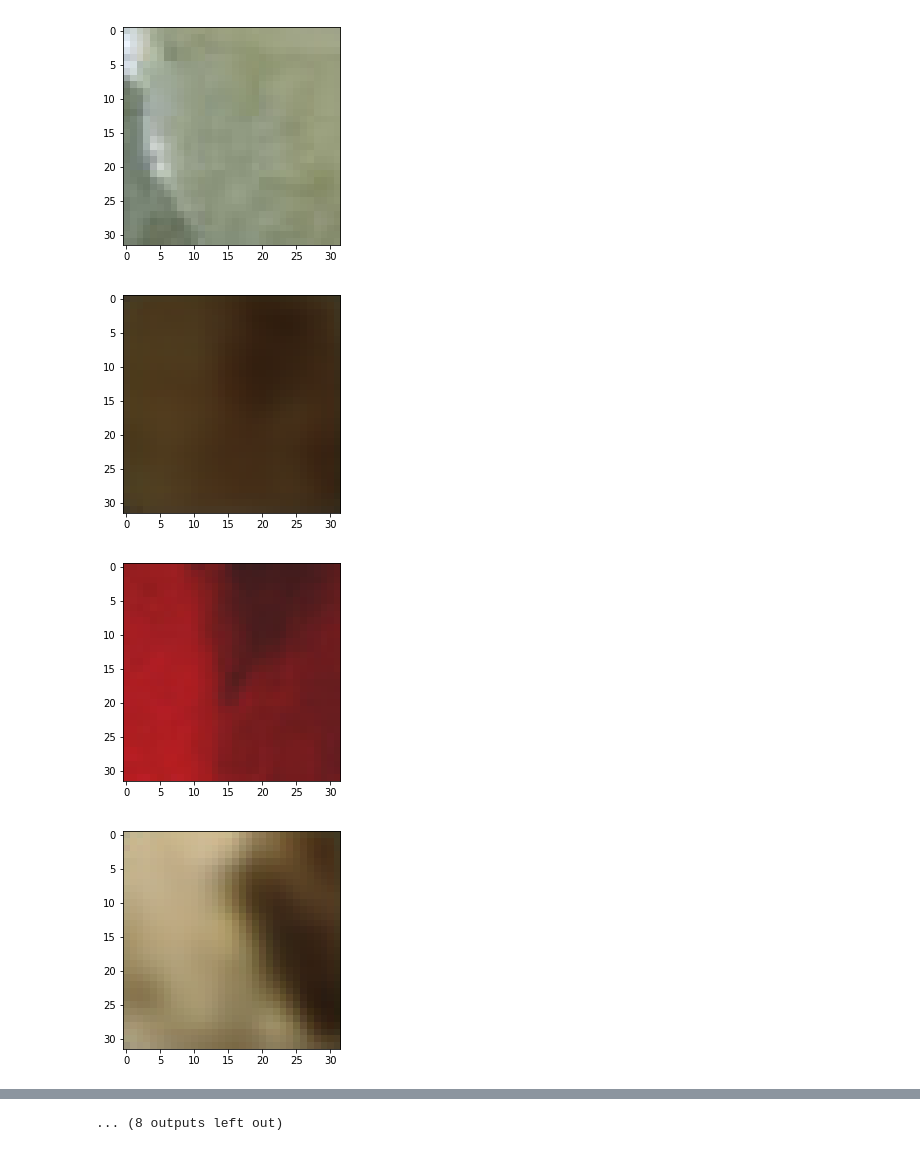
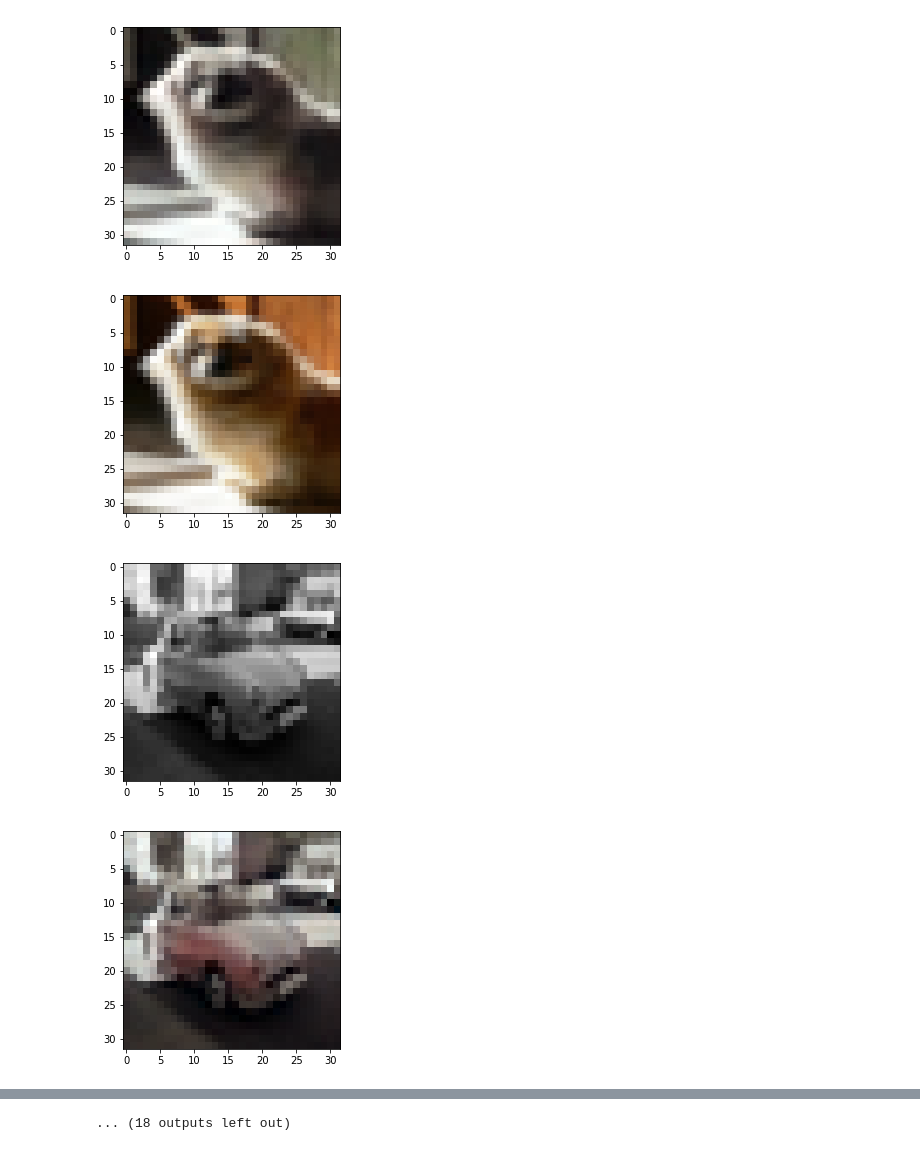
Before and after one commit to jmiller656/CSCI-431-Project, a Jupyter notebook: Untitled.ipynb, the cells around one changed output, grey strips where cells are left out. Drawn from its saved outputs; the diff is of its cells as text; code cells hidden in the pictures.

```diff
--- a/Untitled.ipynb
+++ b/Untitled.ipynb
@@ -61,11 +92,2 @@ Trainable params: 133,331
 Non-trainable params: 0
 _________________________________________________________________
-# %%
-import numpy as np
-x = np.expand_dims(np.asarray(train_x),3)
-y = np.asarray(train_y)
-test_x, test_y = data.get_test_set(32)
-test_x = np.expand_dims(np.asarray(test_x),3)
-test_y = np.asarray(test_y)
-
-history = model.fit(x=x, y=y, validation_data=(test_x,test_y), batch_size=32, epochs=50)
@@ -89,0 +94,2 @@ Epoch 50/50
+# %%
+history = model.fit(x=x, y=y, validation_data=(test_x,test_y), batch_size=32, epochs=10, shuffle=True)
@@ -89,0 +114,2 @@ Epoch 50/50
+# %%
+history2 = model.fit(x=x, y=y, validation_data=(test_x,test_y), batch_size=256, epochs=5, shuffle=True)
@@ -89,0 +128,2 @@ Epoch 50/50
+# %%
+history3 = model.fit(x=x, y=y, validation_data=(test_x,test_y), batch_size=2048, epochs=5, shuffle=True)
@@ -112,9 +170,13 @@ plt.show()
 # %%
 pred_y = model.predict(test_x)
 # %%
+def un_norm(x):
+    return (x *[100, 255, 255]) -[0, 128, 128]
 for i in range(10):
-    plt.imshow(pred_y[i].astype(np.int32))
+    plt.imshow(test_x[i,:,:,0], cmap='gray')
     plt.show()
-    plt.imshow(test_y[i].astype(np.int32))
+    plt.imshow(lab2rgb(un_norm(pred_y[i])).astype(np.float32))
     plt.show()
+    plt.imshow(lab2rgb(un_norm(test_y[i])).astype(np.float32))
+    plt.show()
 # %% [output]
@@ -128,4 +190,4 @@ for i in range(10):
-[figure, old version]
+[figure, new version]
-[figure, old version]
+[figure, new version]
-[figure, old version]
+[figure, new version]
-[figure, old version]
+[figure, new version]
@@ -133 +195 @@ for i in range(10):
-... (8 outputs left out)
+... (18 outputs left out)
```
Also changed, not shown: parts of 16 cells of this notebook, 1 other file.
